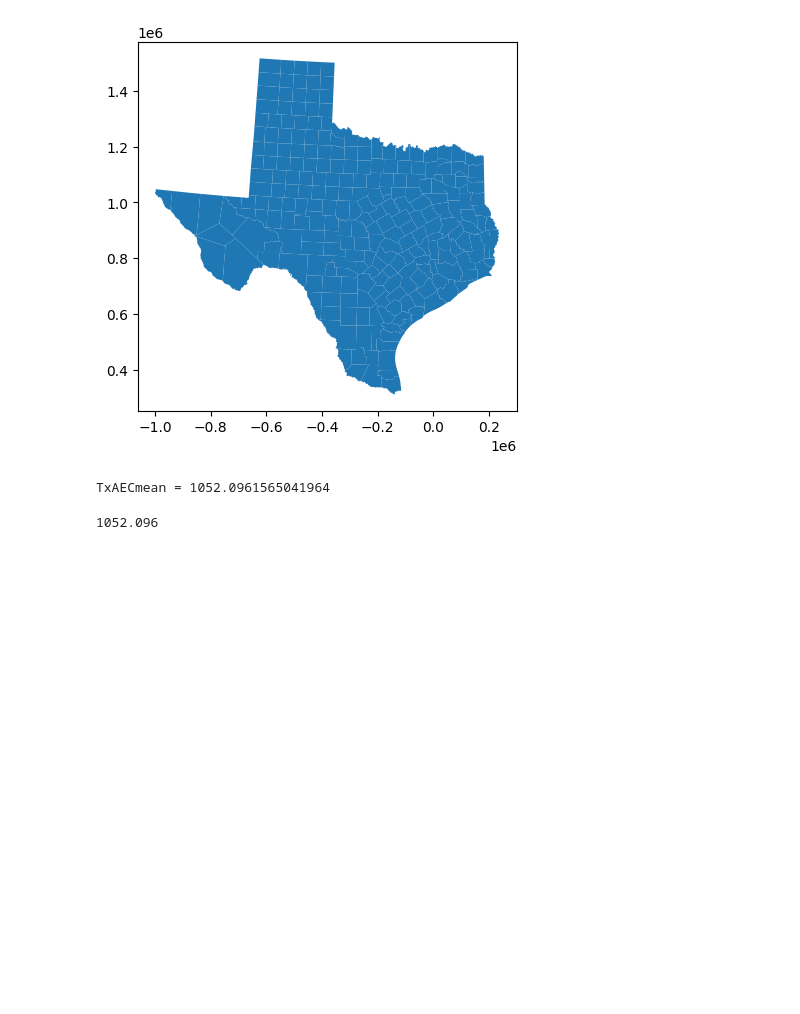
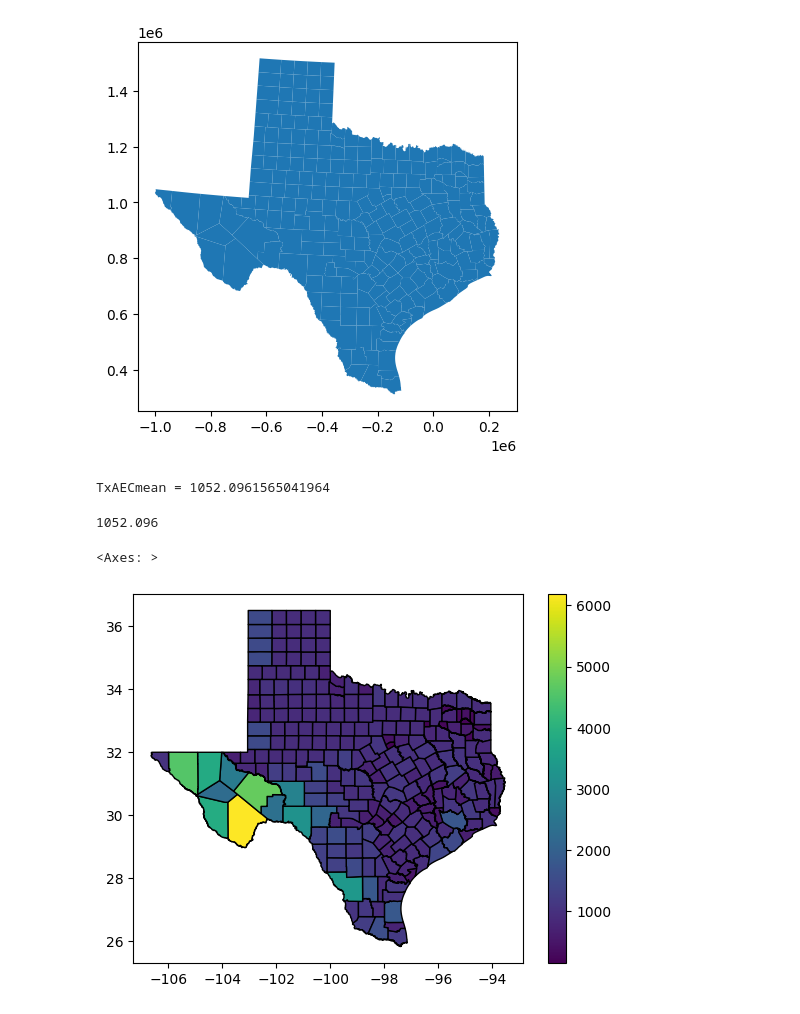
Before and after one commit to shaseevarajan/GIS-Apps-in-Engineering, a Jupyter notebook: Shaseevarajan Sivanantharajah/GeoPandas/Geopandas.ipynb, the cells around one changed output. Saved outputs shown, nothing was run; the diff lists cells and outputs as text; code cells hidden in the pictures; blank space fills up the shorter version.

```diff
--- a/Shaseevarajan Sivanantharajah/GeoPandas/Geopandas.ipynb
+++ b/Shaseevarajan Sivanantharajah/GeoPandas/Geopandas.ipynb
@@ -116,3 +116,10 @@ TxxAECmean = float(TxAECmean)
 round(TxxAECmean, 3)
 # %% [output]
 1052.096
+# %%
+#Convert AEC to WGS84 and plot and color county by size
+TxWGS84a = TxAEC.to_crs(epsg=4326)
+TxWGS84a.plot(column = 'Areasqmi',cmap='viridis',legend=True, edgecolor='black')
+# %% [output]
+<Axes: >
+[figure, added]
```
